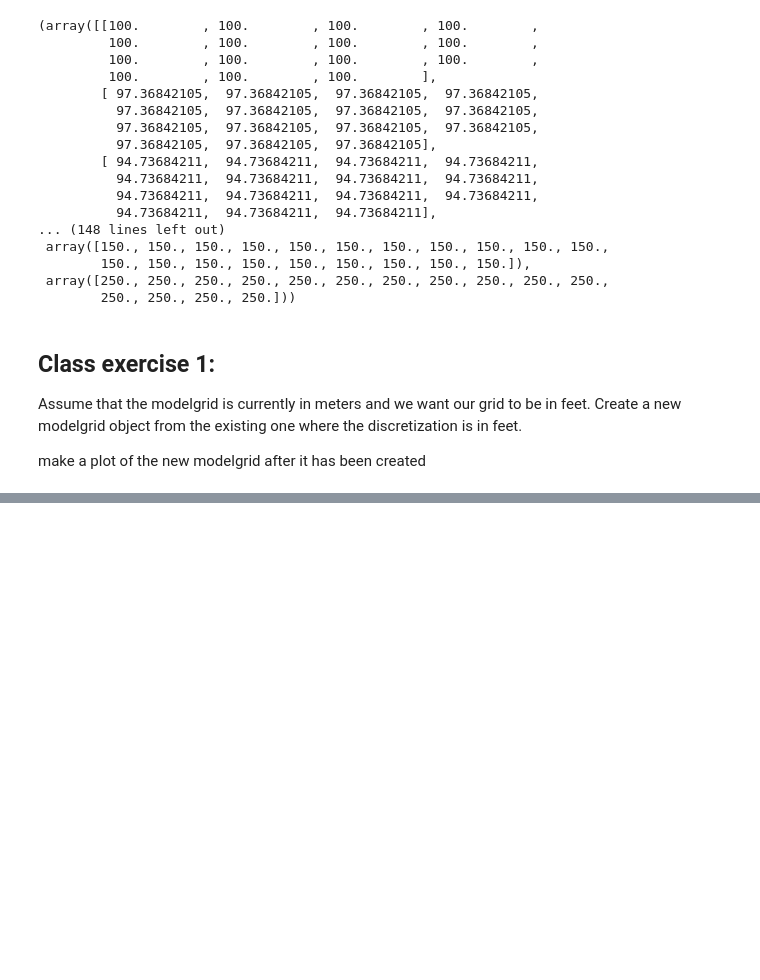
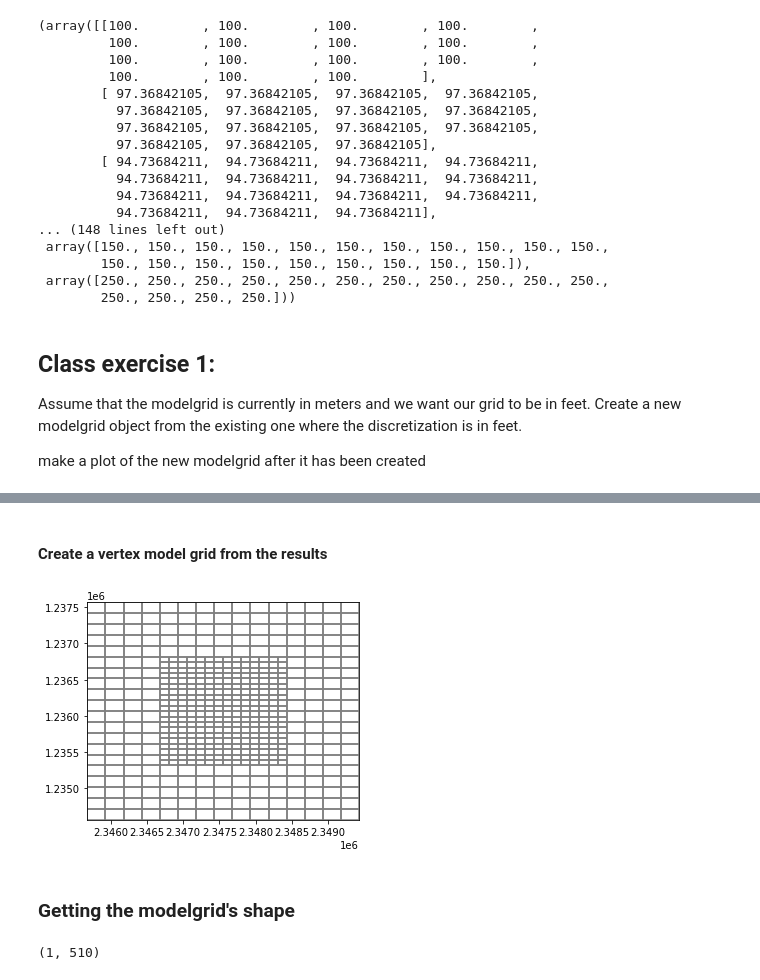
Before and after one commit to DOI-USGS/python-for-hydrology, a Jupyter notebook: notebooks/part1_flopy/Modelgrid and intersection.ipynb, the cells around one changed output, grey strips where cells are left out. Saved outputs shown, nothing was run; the diff lists cells and outputs as text; code cells hidden in the pictures; blank space fills up the shorter version.

```diff
--- a/notebooks/part1_flopy/Modelgrid and intersection.ipynb
+++ b/notebooks/part1_flopy/Modelgrid and intersection.ipynb
@@ -161,0 +219,19 @@ xll:7695794.20952; yll:4050416.79628; rotation:-15; units:undefined; lenuni:0
+# %%
+g = Gridgen(modelgrid, model_ws=data_path)
+g.add_refinement_features(refined.geometry.to_list(), "polygon", 1, [0,])
+g.build(verbose=False)
+# %% [markdown]
+#### Create a vertex model grid from the results
+# %%
+gridprops = g.get_gridprops_vertexgrid()
+vertexgrid = flopy.discretization.VertexGrid(**gridprops)
+vertexgrid.plot();
+# %% [output]
+[figure, added]
+# %% [markdown]
+### Getting the modelgrid's shape
+# %%
+shape = vertexgrid.shape
+shape
+# %% [output]
+(1, 510)
```
Also changed, not shown: parts of 21 cells of this notebook.
